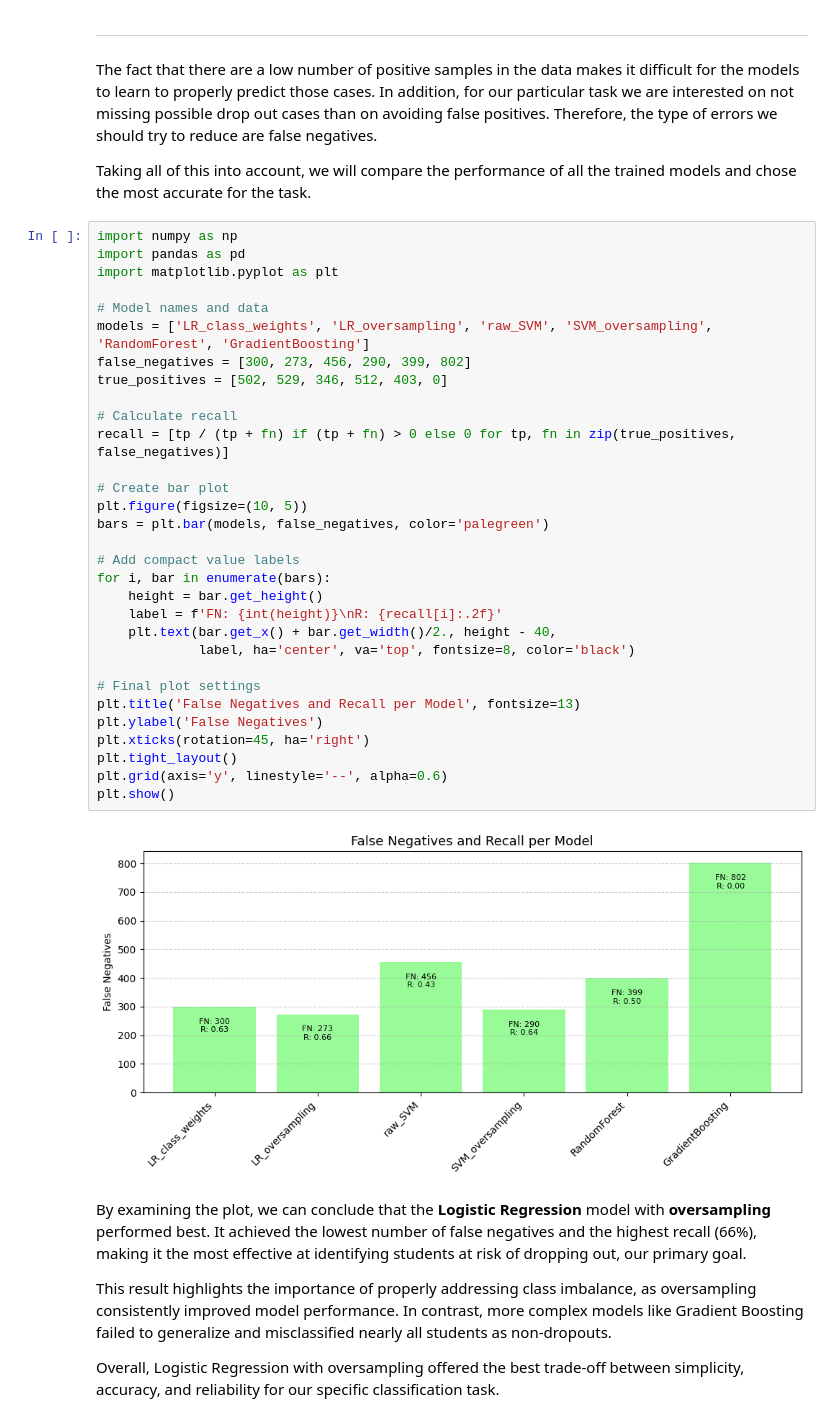
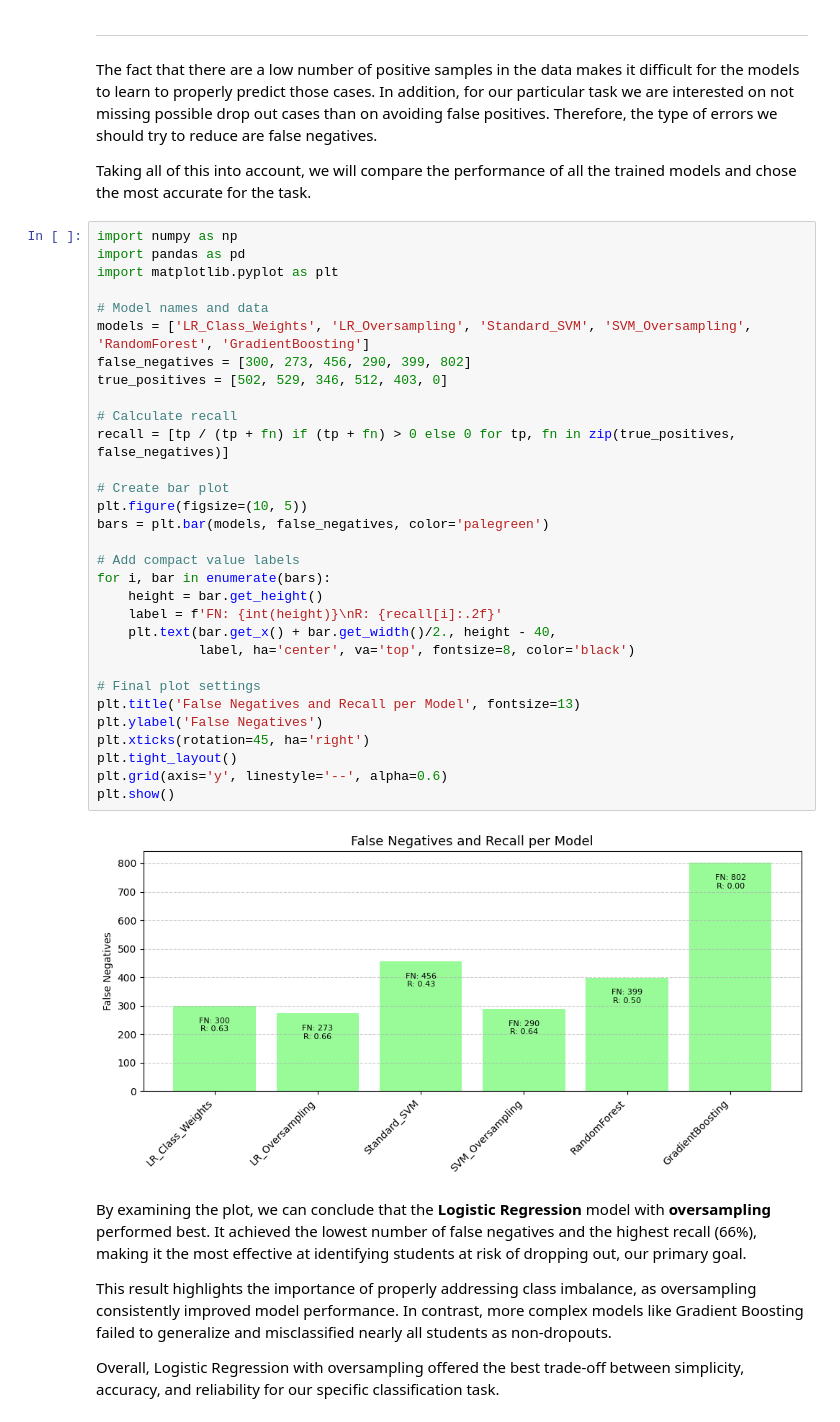
Before and after one commit to laurabolta/Synthesis-Project-I, a Jupyter notebook: DropOut_Conclusions.ipynb, the cells around one changed output. Drawn from its saved outputs; the diff is of its cells as text.

```diff
--- a/DropOut_Conclusions.ipynb
+++ b/DropOut_Conclusions.ipynb
@@ -12,35 +12,35 @@ Taking all of this into account, we will compare the performance of all the trai
 import numpy as np
 import pandas as pd
 import matplotlib.pyplot as plt
 
 # Model names and data
-models = ['LR_class_weights', 'LR_oversampling', 'raw_SVM', 'SVM_oversampling', 'RandomForest', 'GradientBoosting']
+models = ['LR_Class_Weights', 'LR_Oversampling', 'Standard_SVM', 'SVM_Oversampling', 'RandomForest', 'GradientBoosting']
 false_negatives = [300, 273, 456, 290, 399, 802]
 true_positives = [502, 529, 346, 512, 403, 0]
 
 # Calculate recall
 recall = [tp / (tp + fn) if (tp + fn) > 0 else 0 for tp, fn in zip(true_positives, false_negatives)]
 
 # Create bar plot
 plt.figure(figsize=(10, 5))
 bars = plt.bar(models, false_negatives, color='palegreen')
 
 # Add compact value labels
 for i, bar in enumerate(bars):
     height = bar.get_height()
     label = f'FN: {int(height)}\nR: {recall[i]:.2f}'
     plt.text(bar.get_x() + bar.get_width()/2., height - 40,
              label, ha='center', va='top', fontsize=8, color='black')
 
 # Final plot settings
 plt.title('False Negatives and Recall per Model', fontsize=13)
 plt.ylabel('False Negatives')
 plt.xticks(rotation=45, ha='right')
 plt.tight_layout()
 plt.grid(axis='y', linestyle='--', alpha=0.6)
 plt.show()
 # %% [output]
-[figure, old version]
+[figure, new version]
 # %% [markdown]
 By examining the plot, we can conclude that the **Logistic Regression** model with **oversampling** performed best. It achieved the lowest number of false negatives and the highest recall (66%), making it the most effective at identifying students at risk of dropping out, our primary goal.
 
```
